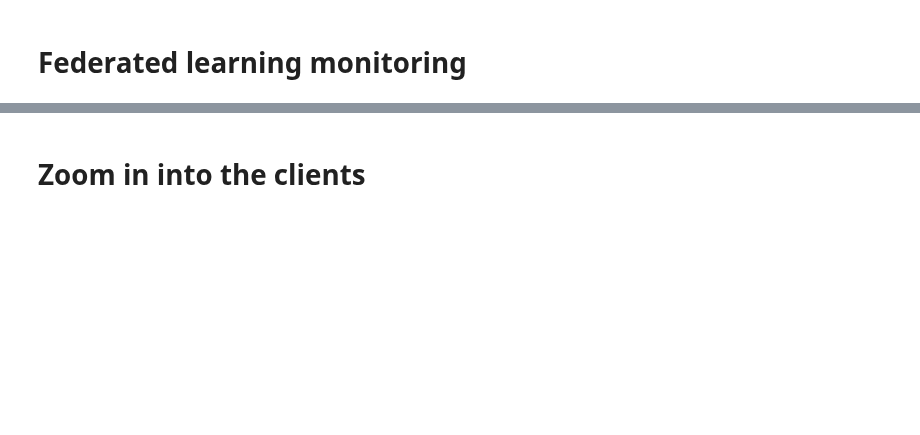
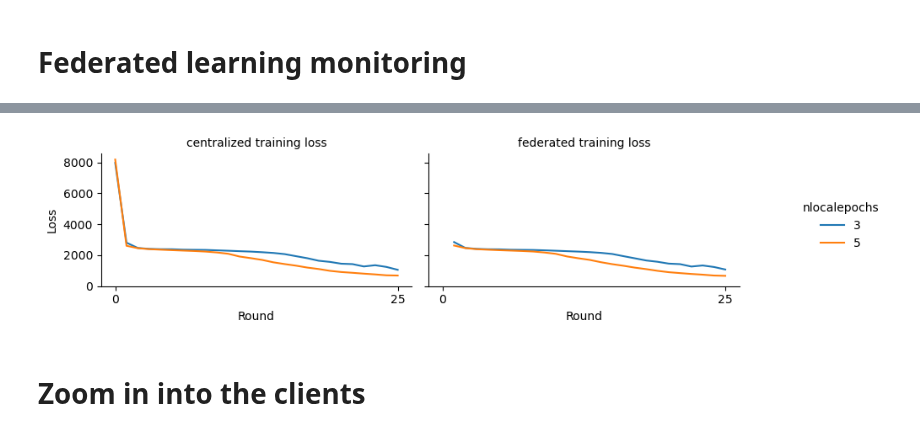
Before and after one commit to luisas/fl4tsf, a Jupyter notebook: analysis/03_federated_training.ipynb, the cells around one changed output, grey strips where cells are left out. Cells and saved outputs as stored; diff of their text form; code cells hidden in the pictures; blank space fills up the shorter version.

```diff
--- a/analysis/03_federated_training.ipynb
+++ b/analysis/03_federated_training.ipynb
@@ -12,6 +16,6 @@ import os
 # set cwd
 os.chdir("/Users/luisa/Desktop/nygc/cluster/projects/fl4tsf/analysis")
 # %%
-fed_avg = glob.glob(f"../results_luisa/**/federated_training/**/50_rounds/**/results.json", recursive=True)
+fed_avg = glob.glob(f"../results_federated_learningtest/**/federated_training/FedAvg/25_rounds/**/results.json", recursive=True)
 fed_avg
 # %% [output]
@@ -25,6 +29,8 @@ def read_loss_file(file):
     lr = meta_data['lr'].item()
     batch_size = meta_data['batch_size'].item()
     clipping = meta_data['gradientclipping'].item()
+    lrdecay = meta_data['lrdecay'].item()
+    nlocalepochs = meta_data['localepochs'].item()
 
     # Read the results.json file
     with open(file, 'r') as f:
@@ -42,6 +48,12 @@ def read_loss_file(file):
     # Add the clipping to the DataFrame
     df_federated_evaluate['clipping'] = clipping
     df_centralized_evaluate['clipping'] = clipping
+    # add decay
+    df_federated_evaluate['lrdecay'] = lrdecay
+    df_centralized_evaluate['lrdecay'] = lrdecay
+    # add nlocalepochs
+    df_federated_evaluate['localepochs'] = nlocalepochs
+    df_centralized_evaluate['localepochs'] = nlocalepochs
 
     # Aggregation column
     # Check if file contins "FedAvg" in the path name
@@ -56,10 +68,9 @@ def read_loss_file(file):
 
 
     # if the path name contains "FedAvg" then add aggregation column "FedAvg"
-
+    df_federated_evaluate['hyperparameters'] = df_federated_evaluate.apply(lambda x: f"lr: {x['lr']}, batch_size: {x['batch_size']}, clipping: {x['clipping']}, lrdecay: {x['lrdecay']}, nlocalepochs: {x['localepochs']}", axis=1)
+    df_centralized_evaluate['hyperparameters'] = df_centralized_evaluate.apply(lambda x: f"lr: {x['lr']}, batch_size: {x['batch_size']}, clipping: {x['clipping']}, lrdecay: {x['lrdecay']}, nlocalepochs: {x['localepochs']}", axis=1)
     # combine lr, batch size and clipping into one column
-    df_federated_evaluate['hyperparameters'] = df_federated_evaluate.apply(lambda x: f"lr: {x['lr']}, batch_size: {x['batch_size']}, clipping: {x['clipping']}", axis=1)
-    df_centralized_evaluate['hyperparameters'] = df_centralized_evaluate.apply(lambda x: f"lr: {x['lr']}, batch_size: {x['batch_size']}, clipping: {x['clipping']}", axis=1)
 
     df_federated_evaluate['type'] = "federated"
     df_centralized_evaluate['type'] = "centralized"
@@ -182,3 +97,49 @@ TypeError: unhashable type: 'list'
+# %%
+# cut at 25 rounds
+df = df[df['round'] <= 25]
+# %%
+import seaborn as sns
+import matplotlib.pyplot as plt
+
+# Filter only the rows relevant for loss comparison
+loss_df = df[df['type'].isin(["centralized", "federated"])]
+
+# Create FacetGrid
+g = sns.FacetGrid(
+    loss_df,
+    col="type",
+    height=2.5,
+    aspect=1.5,  # Width = height * aspect
+    sharey=True
+)
+
+# Map the lineplot onto the grid
+g.map_dataframe(
+    sns.lineplot,
+    x='round',
+    y='loss',
+    hue='localepochs',
+    palette='tab10'
+)
+
+# Adjustments
+g.set_axis_labels("Round", "Loss")
+g.set_titles("{col_name} training loss")
+g.set(ylim=(0, None))
+
+# Set x-ticks
+for ax in g.axes.flat:
+    ax.set_xticks(range(0, df['round'].max() + 1, 25))
+
+# Move legend outside
+g.add_legend(title = "nlocalepochs")
+g._legend.set_bbox_to_anchor((1.05, 0.5))
+g._legend.set_loc("center left")
+
+plt.tight_layout()
+plt.show()
+# %% [output]
+[figure, added]
 # %% [markdown]
 # Zoom in into the clients
 # %%
```
Also changed, not shown: parts of 11 cells of this notebook, 20 other files.
